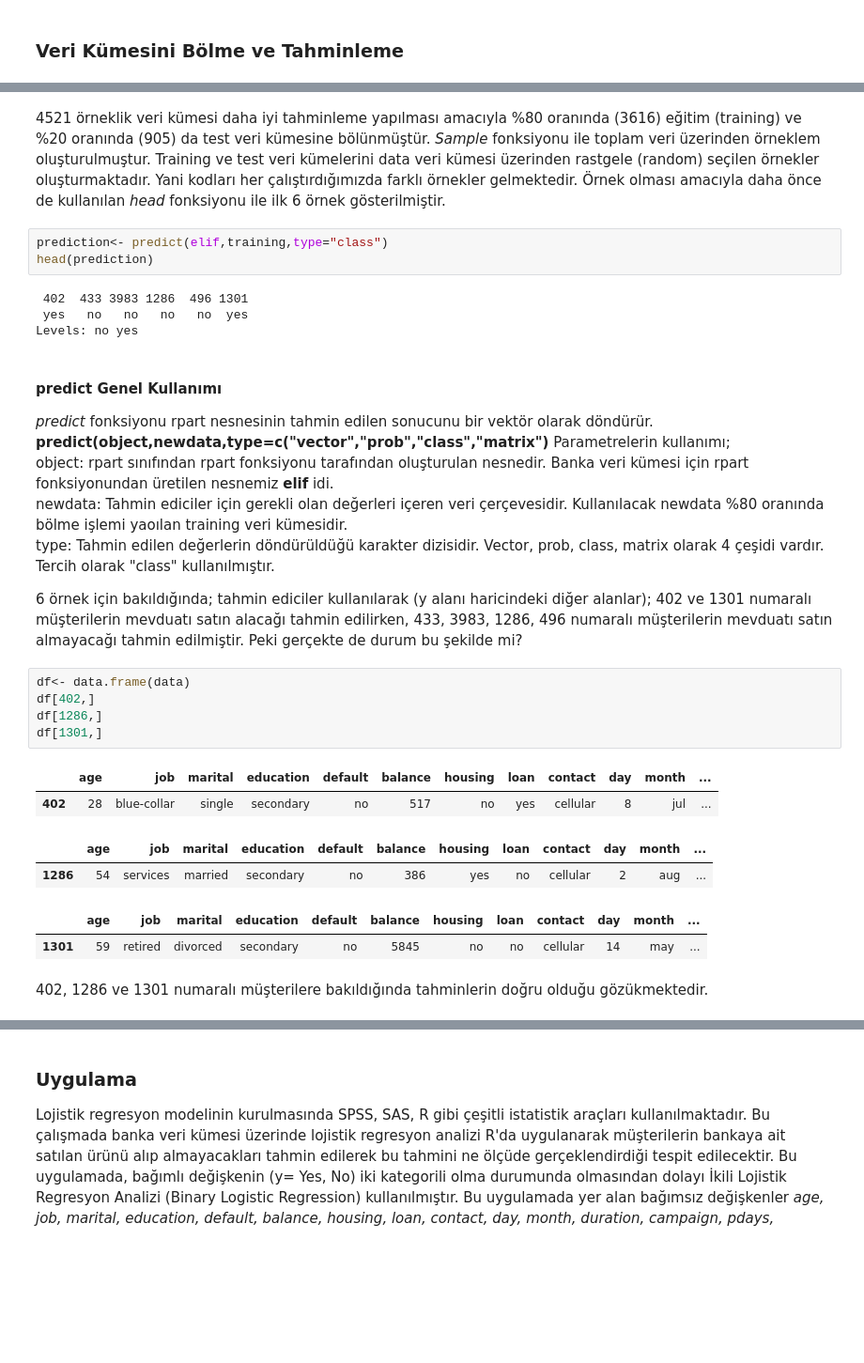
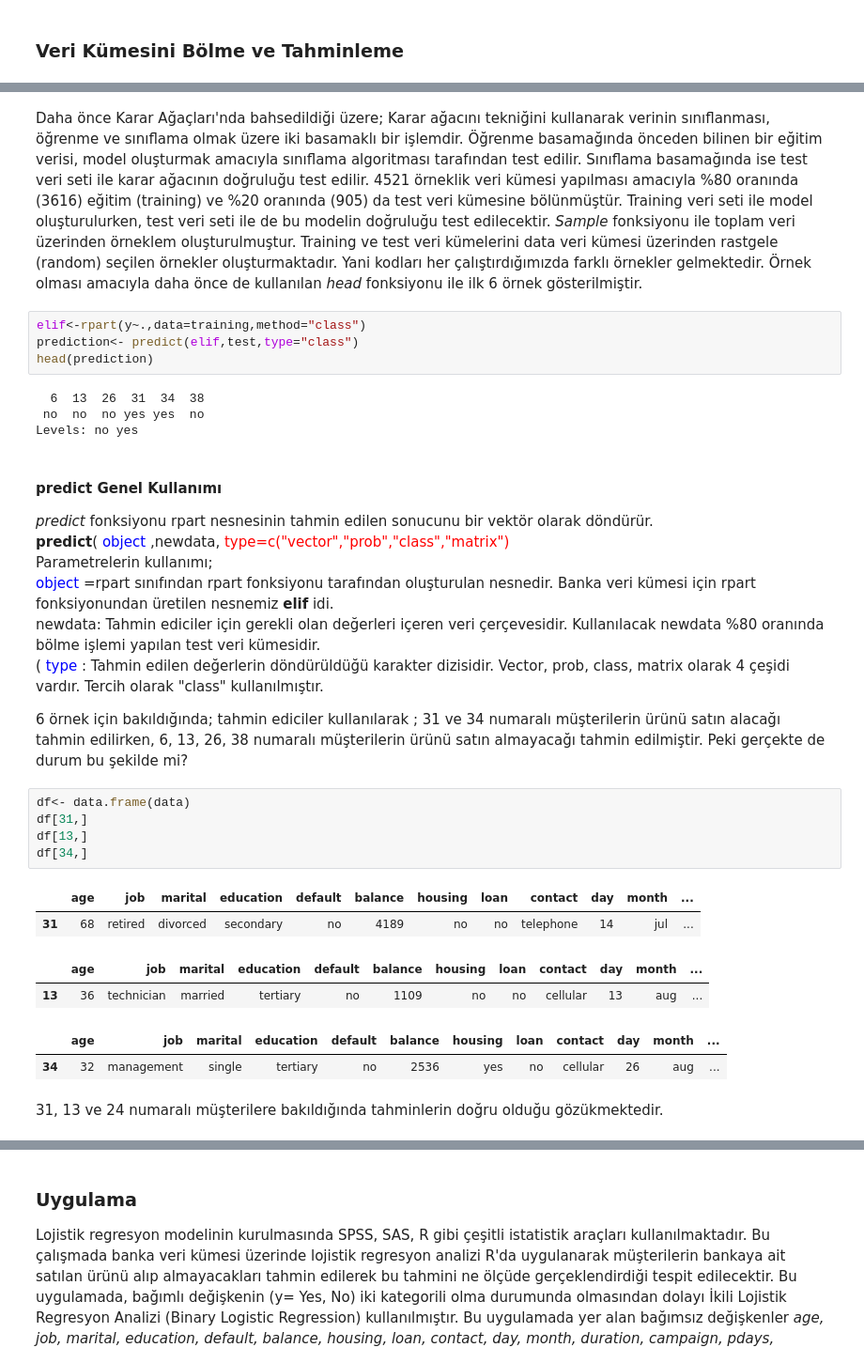
Before and after one commit to uygunel/eu1, a Jupyter notebook: TEMPLATE.ipynb, the cells around one changed output, grey strips where cells are left out. Shown at 94% size. Drawn from its saved outputs; the diff is of its cells as text; blank space fills up the shorter version.

```diff
--- a/TEMPLATE.ipynb
+++ b/TEMPLATE.ipynb
@@ -265,37 +266,38 @@ nrow(training)
 [1] 3616
 # %% [markdown]
-4521 örneklik veri kümesi daha iyi tahminleme yapılması amacıyla %80 oranında (3616) eğitim (training) ve %20 oranında (905) da test veri kümesine bölünmüştür. *Sample* fonksiyonu ile toplam veri üzerinden örneklem oluşturulmuştur. Training ve test veri kümelerini data veri kümesi üzerinden rastgele (random) seçilen örnekler oluşturmaktadır. Yani kodları her çalıştırdığımızda farklı örnekler gelmektedir. Örnek olması amacıyla daha önce de kullanılan *head* fonksiyonu ile ilk 6 örnek gösterilmiştir.
+Daha önce Karar Ağaçları'nda bahsedildiği üzere; Karar ağacını tekniğini kullanarak verinin sınıflanması, öğrenme ve sınıflama olmak üzere iki basamaklı bir işlemdir. Öğrenme basamağında önceden bilinen bir eğitim verisi, model oluşturmak amacıyla sınıflama algoritması tarafından test edilir. Sınıflama basamağında ise test veri seti ile karar ağacının doğruluğu test edilir. 4521 örneklik veri kümesi yapılması amacıyla %80 oranında (3616) eğitim (training) ve %20 oranında (905) da test veri kümesine bölünmüştür. Training veri seti ile model oluşturulurken, test veri seti ile de bu modelin doğruluğu test edilecektir. *Sample* fonksiyonu ile toplam veri üzerinden örneklem oluşturulmuştur. Training ve test veri kümelerini data veri kümesi üzerinden rastgele (random) seçilen örnekler oluşturmaktadır. Yani kodları her çalıştırdığımızda farklı örnekler gelmektedir. Örnek olması amacıyla daha önce de kullanılan *head* fonksiyonu ile ilk 6 örnek gösterilmiştir.
 # %%
-prediction<- predict(elif,training,type="class")
+elif<-rpart(y~.,data=training,method="class")
+prediction<- predict(elif,test,type="class")
 head(prediction)
 # %% [output]
- 402  433 3983 1286  496 1301
- yes   no   no   no   no  yes
+  6  13  26  31  34  38
+ no  no  no yes yes  no
 Levels: no yes
 # %% [markdown]
 #### predict Genel Kullanımı
 
 *predict* fonksiyonu rpart nesnesinin tahmin edilen sonucunu bir vektör olarak döndürür.
-**predict(object,newdata,type=c("vector","prob","class","matrix")**
+**predict**(<span style="color:blue"> object </span>,newdata,<span style="color:red"> type=c("vector","prob","class","matrix")</span>
 Parametrelerin kullanımı;
- object: rpart sınıfından rpart fonksiyonu tarafından oluşturulan nesnedir. Banka veri kümesi için rpart fonksiyonundan üretilen nesnemiz **elif** idi.
- newdata: Tahmin ediciler için gerekli olan değerleri içeren veri çerçevesidir. Kullanılacak newdata %80 oranında bölme işlemi yaoılan training veri kümesidir.
- type: Tahmin edilen değerlerin döndürüldüğü karakter dizisidir. Vector, prob, class, matrix olarak 4 çeşidi vardır. Tercih olarak "class" kullanılmıştır.
+ <span style="color:blue"> object </span>=rpart sınıfından rpart fonksiyonu tarafından oluşturulan nesnedir. Banka veri kümesi için rpart fonksiyonundan üretilen nesnemiz **elif** idi.
+ newdata: Tahmin ediciler için gerekli olan değerleri içeren veri çerçevesidir. Kullanılacak newdata %80 oranında bölme işlemi yapılan test veri kümesidir.
+ (<span style="color:blue"> type </span>: Tahmin edilen değerlerin döndürüldüğü karakter dizisidir. Vector, prob, class, matrix olarak 4 çeşidi vardır. Tercih olarak "class" kullanılmıştır.
 
- 6 örnek için bakıldığında; tahmin ediciler kullanılarak (y alanı haricindeki diğer alanlar);
- 402 ve 1301 numaralı müşterilerin mevduatı satın alacağı tahmin edilirken, 433, 3983, 1286, 496 numaralı müşterilerin mevduatı satın almayacağı tahmin edilmiştir. Peki gerçekte de durum bu şekilde mi?
+ 6 örnek için bakıldığında; tahmin ediciler kullanılarak ;
+ 31 ve 34 numaralı müşterilerin ürünü satın alacağı tahmin edilirken, 6, 13, 26, 38 numaralı müşterilerin ürünü satın almayacağı tahmin edilmiştir. Peki gerçekte de durum bu şekilde mi?
 # %%
 df<- data.frame(data)
-df[402,]
-df[1286,]
-df[1301,]
+df[31,]
+df[13,]
+df[34,]
 # %% [output]
 |  | age | job | marital | education | default | balance | housing | loan | contact | day | month | ... |
-| 402 | 28 | blue-collar | single | secondary | no | 517 | no | yes | cellular | 8 | jul | ... |
+| 31 | 68 | retired | divorced | secondary | no | 4189 | no | no | telephone | 14 | jul | ... |
 |  | age | job | marital | education | default | balance | housing | loan | contact | day | month | ... |
-| 1286 | 54 | services | married | secondary | no | 386 | yes | no | cellular | 2 | aug | ... |
+| 13 | 36 | technician | married | tertiary | no | 1109 | no | no | cellular | 13 | aug | ... |
 |  | age | job | marital | education | default | balance | housing | loan | contact | day | month | ... |
-| 1301 | 59 | retired | divorced | secondary | no | 5845 | no | no | cellular | 14 | may | ... |
+| 34 | 32 | management | single | tertiary | no | 2536 | yes | no | cellular | 26 | aug | ... |
 # %% [markdown]
-402, 1286 ve 1301 numaralı müşterilere bakıldığında tahminlerin doğru olduğu gözükmektedir.
+31, 13 ve 24 numaralı müşterilere bakıldığında tahminlerin doğru olduğu gözükmektedir.
 # %%
```
Also changed, not shown: parts of 20 cells of this notebook.
